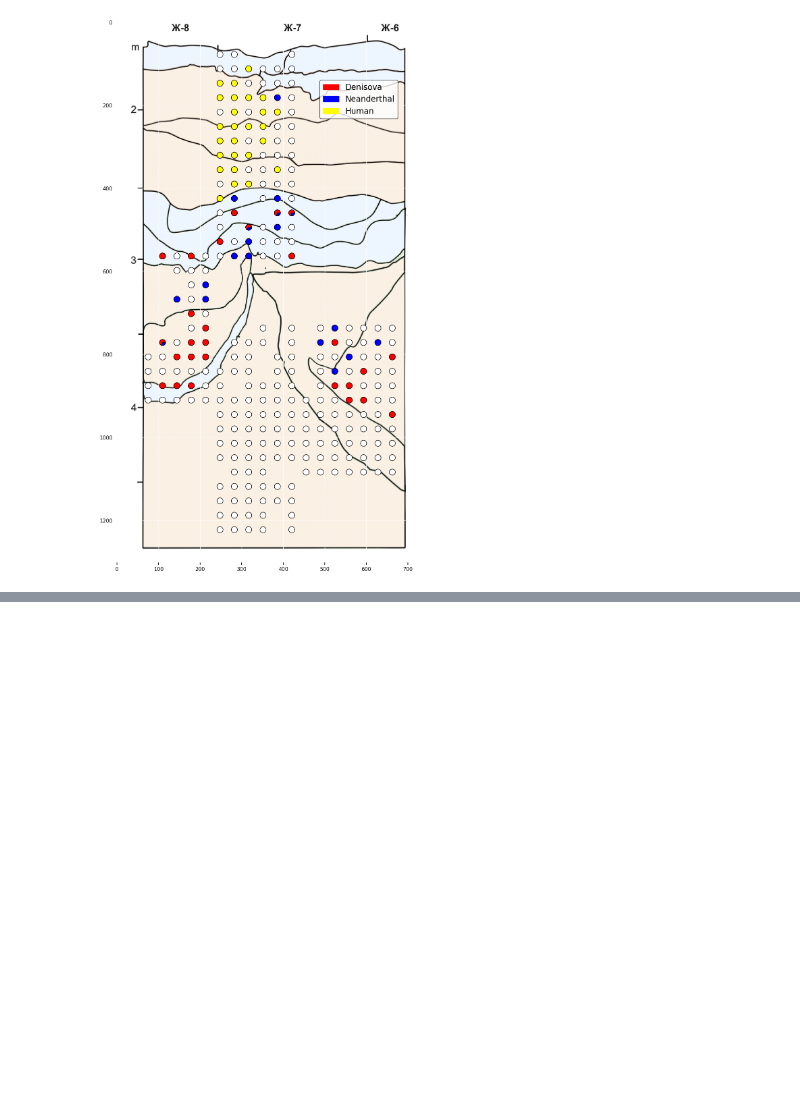
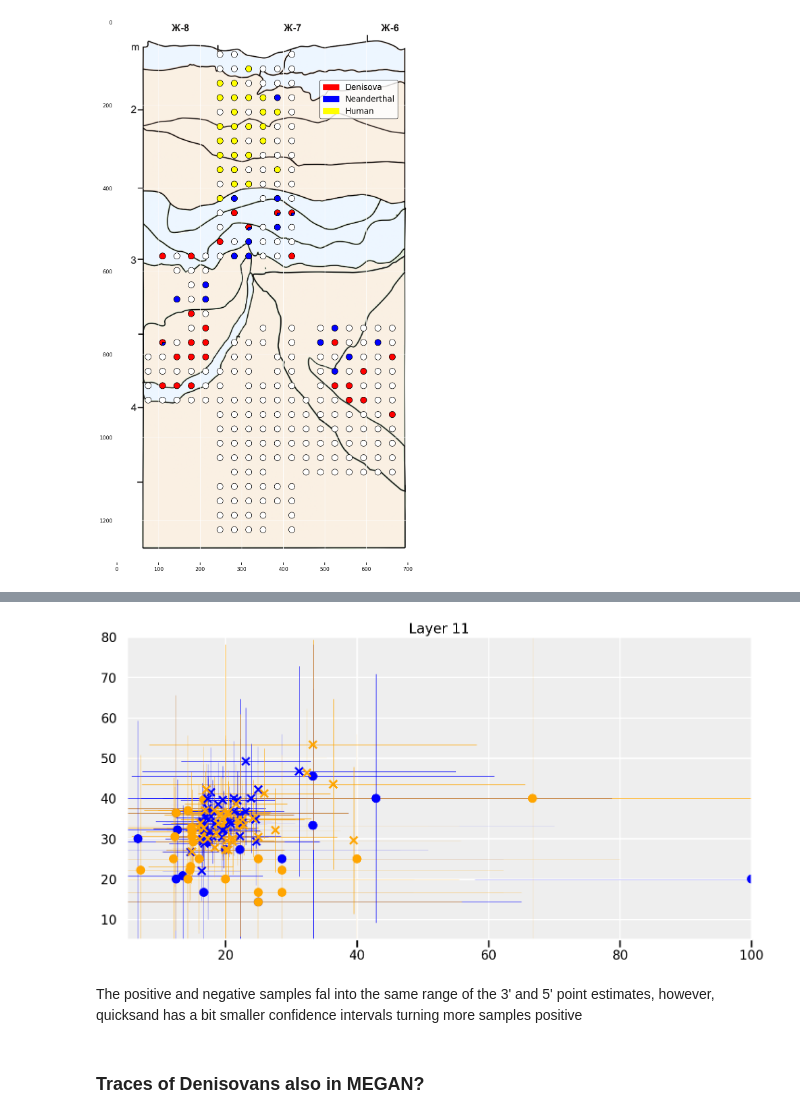
Before and after one commit to merszym/quicksand-paper-analyses, a Jupyter notebook: SI5_DenisovaCave_HumanLineageSupport.ipynb, the cells around one changed output, grey strips where cells are left out. Drawn from its saved outputs; the diff is of its cells as text; code cells hidden in the pictures; blank space fills up the shorter version.

```diff
--- a/SI5_DenisovaCave_HumanLineageSupport.ipynb
+++ b/SI5_DenisovaCave_HumanLineageSupport.ipynb
@@ -244,0 +386,55 @@ print_map(szy)
+# %%
+test = combined[(combined.Layer==11)&(combined.IndexLibID.isin(quicksand_positives))].copy()
+test['color'] = test['Pipeline'].map({'quicksand':'blue', 'BLAST+MEGAN':'orange'})
+
+
+def get_ci(x):
+    if not x==x:
+        return 0
+    else:
+        lower = re.search('[0-9]+\.[0-9]+',x).group()
+        upper = re.search('(?<=\-)[0-9]+\.[0-9]+',x).group()
+        return (float(upper)-float(lower))/2
+
+test['CI3-ERROR'] = test['3CTCI'].apply(lambda x: get_ci(x))
+test['CI5-ERROR'] = test['5CTCI'].apply(lambda x: get_ci(x))
+
+fig=plt.figure(figsize=(15,8))
+
+ax = plt.errorbar(
+    test['3CT'],
+    test['5CT'],
+    xerr=test['CI3-ERROR'],
+    yerr=test['CI5-ERROR'],
+    fmt="none",
+    elinewidth=0.5,
+    zorder=1,
+    ecolor = test['color'],
+)
+
+plt.scatter(
+    test[test.Ancient=='-']['3CT'],
+    test[test.Ancient=='-']['5CT'],
+    color = test[test.Ancient=='-']['color'],
+    zorder=2
+)
+ax = plt.scatter(
+    test[test.Ancient=='++']['3CT'],
+    test[test.Ancient=='++']['5CT'],
+    color = test[test.Ancient=='++']['color'],
+    marker = 'x',
+    zorder=2
+)
+
+ax.set_ylabel="5CT"
+plt.xlabel="3CT"
+plt.title('Layer 11')
+plt.xlim(5,100)
+plt.ylim(5,80)
+plt.tight_layout()
+# %% [output]
+[figure, added]
+# %% [markdown]
+The positive and negative samples fal into the same range of the 3' and 5' point estimates, however, quicksand has a bit smaller confidence intervals turning more samples positive
+# %% [markdown]
+### Traces of Denisovans also in MEGAN?
```
Also changed, not shown: parts of 29 cells of this notebook, 2 other files.
